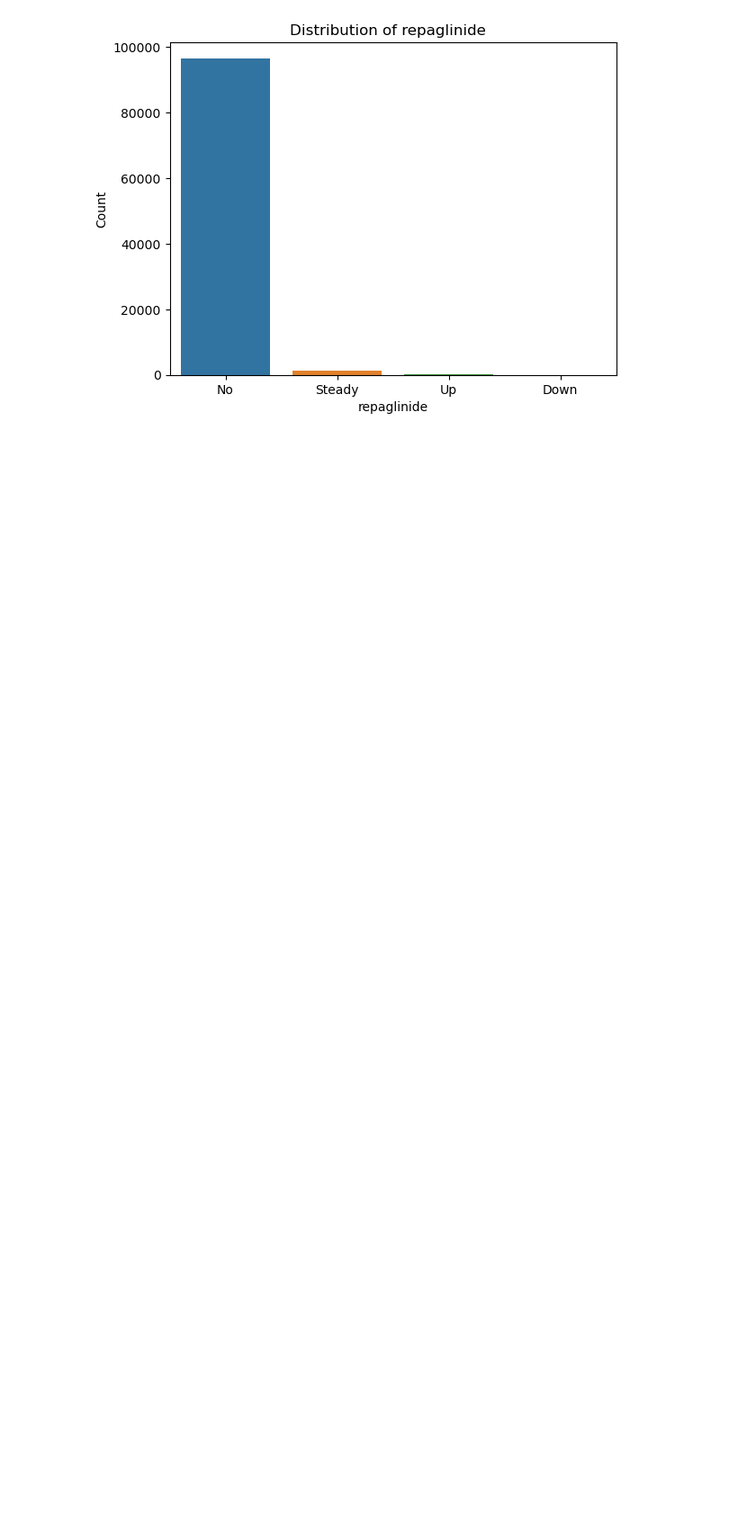
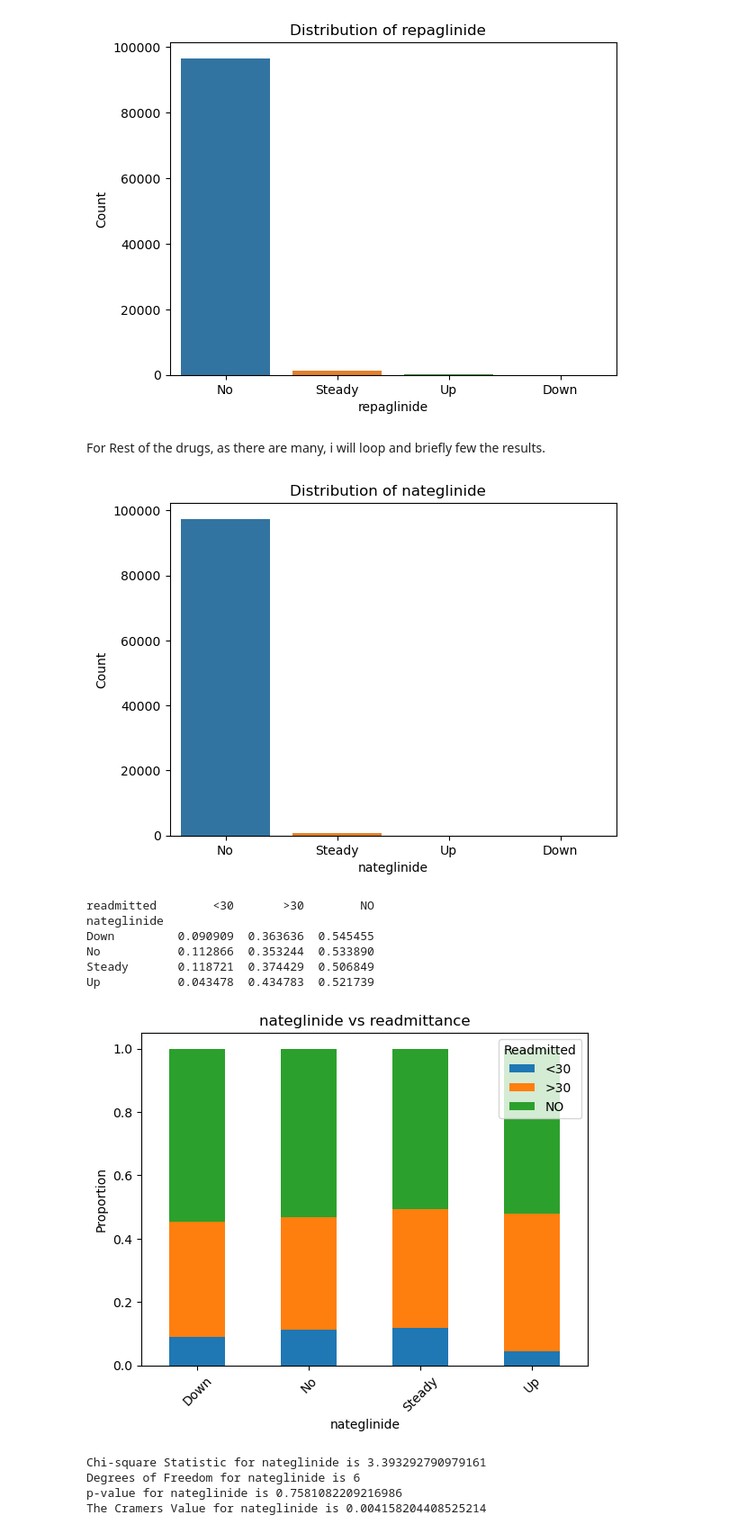
Before and after one commit to slavdefense/ml-diabetic-readmission-30dmittance, a Jupyter notebook: diabetes_readmittance_prediction.ipynb, the cells around one changed output. Shown at 90% size. Saved outputs shown, nothing was run; the diff lists cells and outputs as text; code cells hidden in the pictures; blank space fills up the shorter version.

```diff
--- a/diabetes_readmittance_prediction.ipynb
+++ b/diabetes_readmittance_prediction.ipynb
@@ -1402,12 +1456,27 @@ Up           0.186916  0.308411  0.504673
 counter_plot("repaglinide")
 # %% [output]
 [figure]
+# %% [markdown]
+For Rest of the drugs, as there are many, i will loop and briefly few the results.
 # %%
 diabetic_drugs = ["nateglinide", "chlorpropamide", "glimepiride", "acetohexamide", "glipizide", "glyburide", "tolbutamide", "pioglitazone", "rosiglitazone",
 "acarbose", "miglitol", "troglitazone", "tolazamide", "examide", "citoglipton", "insulin", "glyburide-metformin", "glipizide-metformin",
 "glimepiride-pioglitazone", "metformin-rosiglitazone", "metformin-pioglitazone"]
 # %%
-# for drug in diabetic_drugs:
-#     counter_plot(drug)
-#     stacked_bar(drug, f"{drug} vs readmittance")
-#     chisquare_test_Cramers_value(drug, diabetes_data)
+for drug in diabetic_drugs:
+    counter_plot(drug)
+    stacked_bar(drug, f"{drug} vs readmittance")
+    chisquare_test_Cramers_value(drug, diabetes_data)
+# %% [output]
+[figure, added]
+readmitted        <30       >30        NO
+nateglinide
+Down         0.090909  0.363636  0.545455
+No           0.112866  0.353244  0.533890
+Steady       0.118721  0.374429  0.506849
+Up           0.043478  0.434783  0.521739
+[figure, added]
+Chi-square Statistic for nateglinide is 3.393292790979161
+Degrees of Freedom for nateglinide is 6
+p-value for nateglinide is 0.7581082209216986
+The Cramers Value for nateglinide is 0.004158204408525214
```
Also changed, not shown: parts of 120 cells of this notebook, 4 other files.
